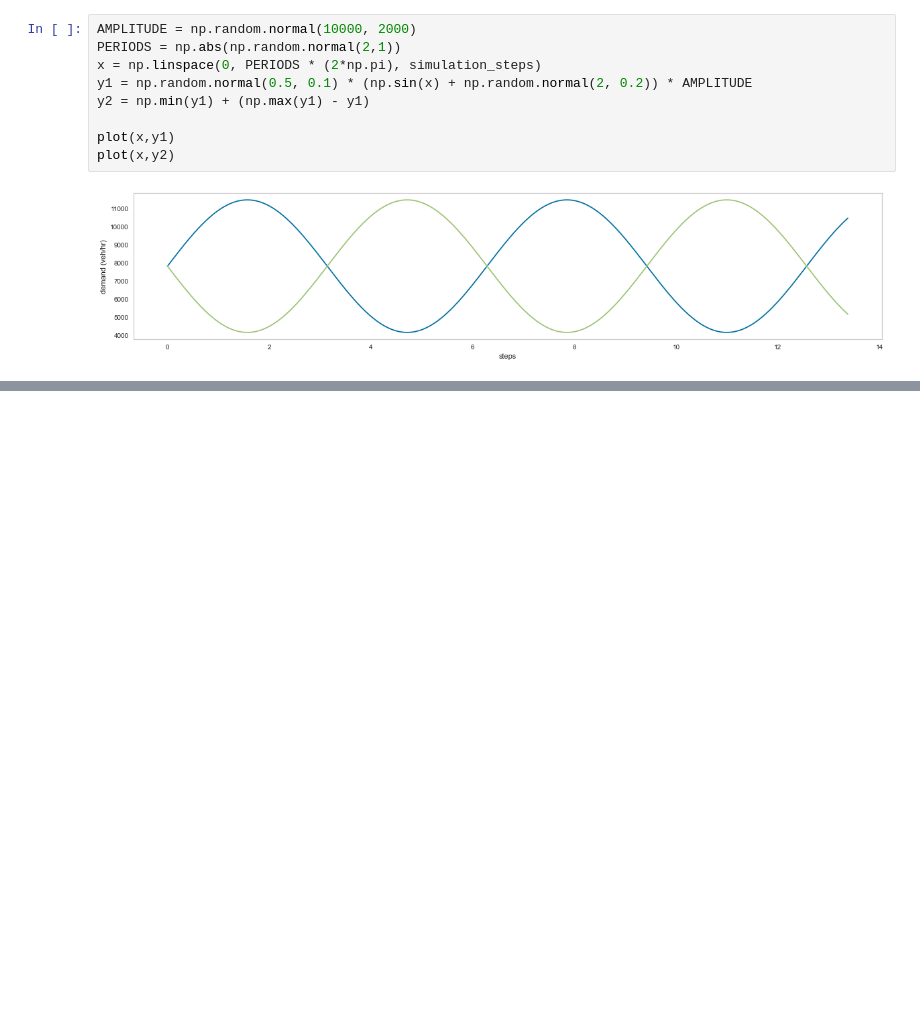
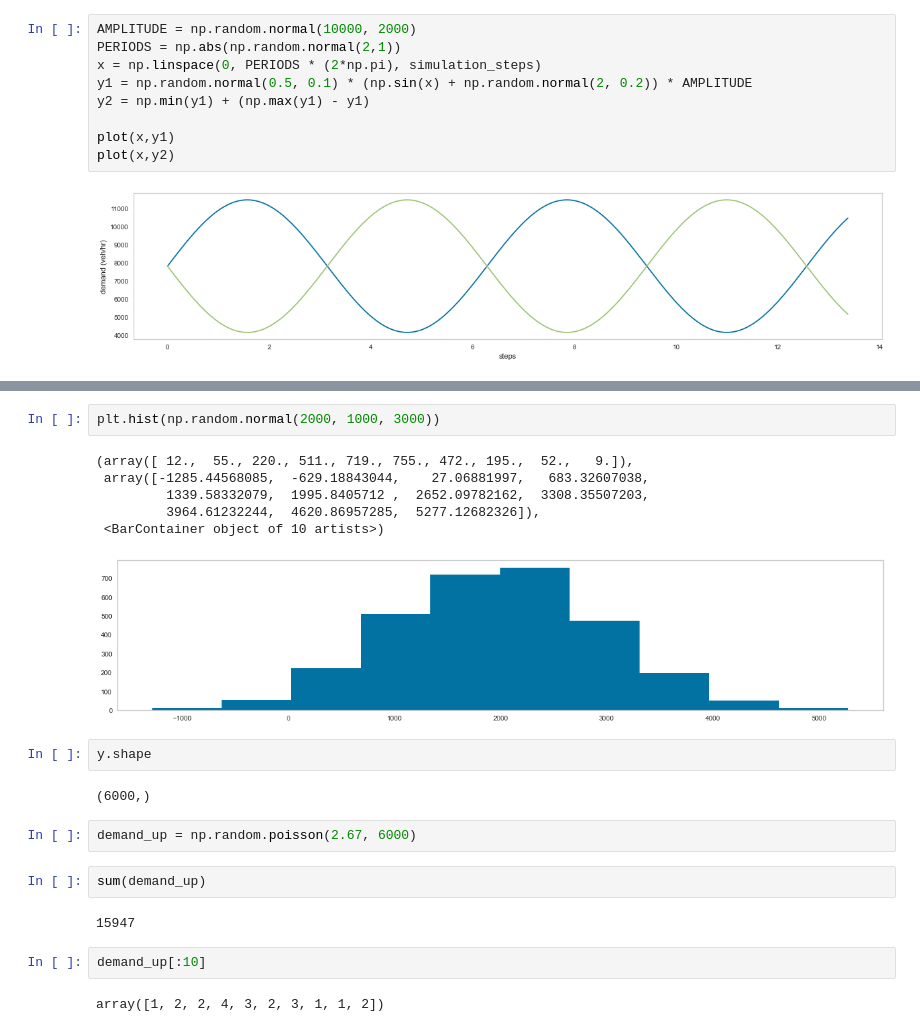
Before and after one commit to rosscogreen/simulation, a Jupyter notebook: metrics/demand.ipynb, the cells around one changed output, grey strips where cells are left out. Cells and saved outputs as stored; diff of their text form; blank space fills up the shorter version.

```diff
--- a/metrics/demand.ipynb
+++ b/metrics/demand.ipynb
@@ -44,0 +84,23 @@ plot(x,y2)
+# %%
+plt.hist(np.random.normal(2000, 1000, 3000))
+# %% [output]
+(array([ 12.,  55., 220., 511., 719., 755., 472., 195.,  52.,   9.]),
+ array([-1285.44568085,  -629.18843044,    27.06881997,   683.32607038,
+         1339.58332079,  1995.8405712 ,  2652.09782162,  3308.35507203,
+         3964.61232244,  4620.86957285,  5277.12682326]),
+ <BarContainer object of 10 artists>)
+[figure, added]
+# %%
+y.shape
+# %% [output]
+(6000,)
+# %%
+demand_up = np.random.poisson(2.67, 6000)
+# %%
+sum(demand_up)
+# %% [output]
+15947
+# %%
+demand_up[:10]
+# %% [output]
+array([1, 2, 2, 4, 3, 2, 3, 1, 1, 2])
```
Also changed, not shown: parts of 8 cells of this notebook, 50 other files.
